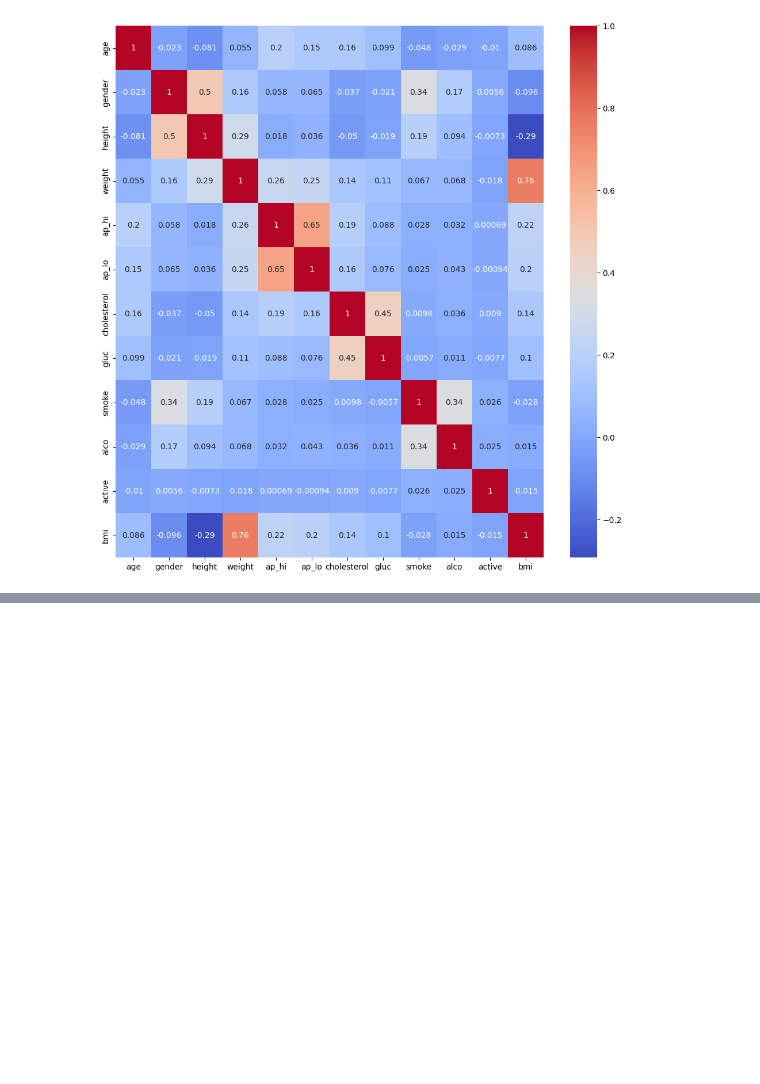
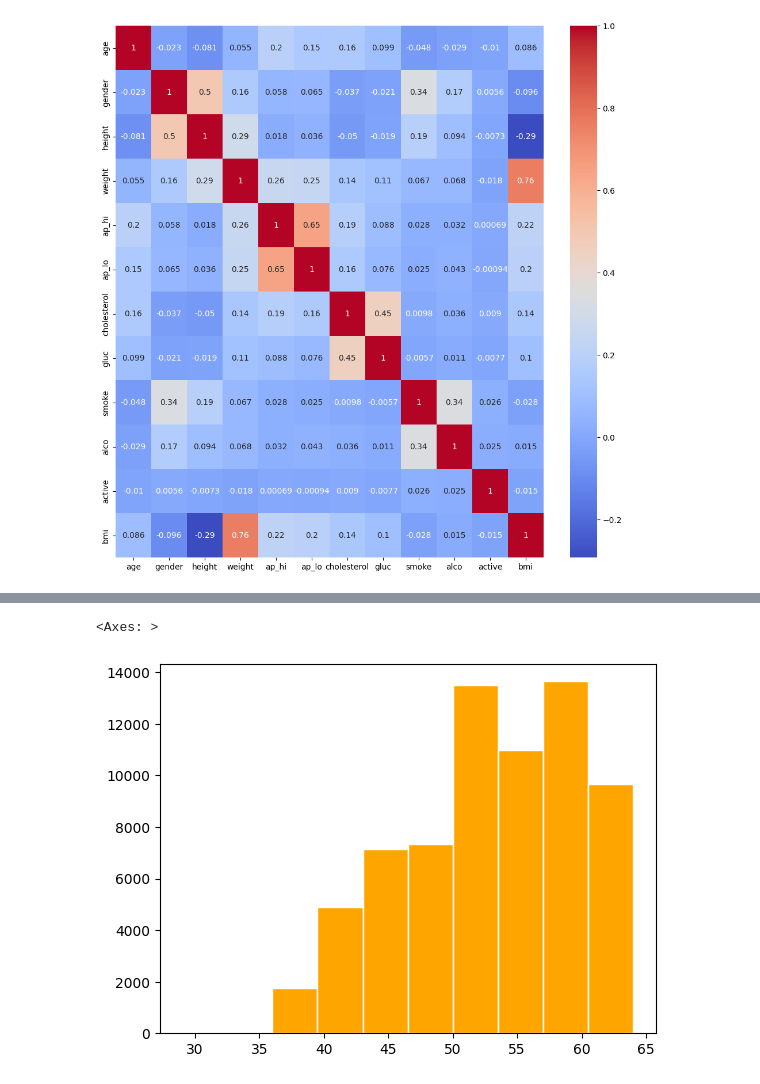
Before and after one commit to Dimus0/Heart-Failure, a Jupyter notebook: research_model/research.ipynb, the cells around one changed output, grey strips where cells are left out. Saved outputs shown, nothing was run; the diff lists cells and outputs as text; code cells hidden in the pictures; blank space fills up the shorter version.

```diff
--- a/research_model/research.ipynb
+++ b/research_model/research.ipynb
@@ -367,0 +429,15 @@ sns.heatmap(data.corr(),annot= True,cmap = 'coolwarm')
+# %%
+def categorize_blood_pressure(ap_hi, ap_lo):
+    if ap_hi < 120 and ap_lo < 80:
+        return 'Normal'
+    elif 120 <= ap_hi < 140 or 80 <= ap_lo < 90:
+        return 'Prehypertension'
+    elif 140 <= ap_hi < 160 or 90 <= ap_lo < 100:
+        return 'Hypertension Stage 1'
+    elif 160 <= ap_hi or ap_lo >= 100:
+        return 'Hypertension Stage 2'
+    elif ap_hi >= 180 or ap_lo >= 120:
+        return 'Hypertensive Crisis'
+
+df['blood_pressure_category'] = df.apply(lambda row: categorize_blood_pressure(row['ap_hi'], row['ap_lo']), axis=1)
+df[['ap_hi', 'ap_lo', 'blood_pressure_category']].head(10)
@@ -367,0 +456,5 @@ sns.heatmap(data.corr(),annot= True,cmap = 'coolwarm')
+# %%
+df['age'].hist(edgecolor="white",grid=False, color="orange")
+# %% [output]
+<Axes: >
+[figure, added]
```
Also changed, not shown: parts of 18 cells of this notebook, 3 other files.
